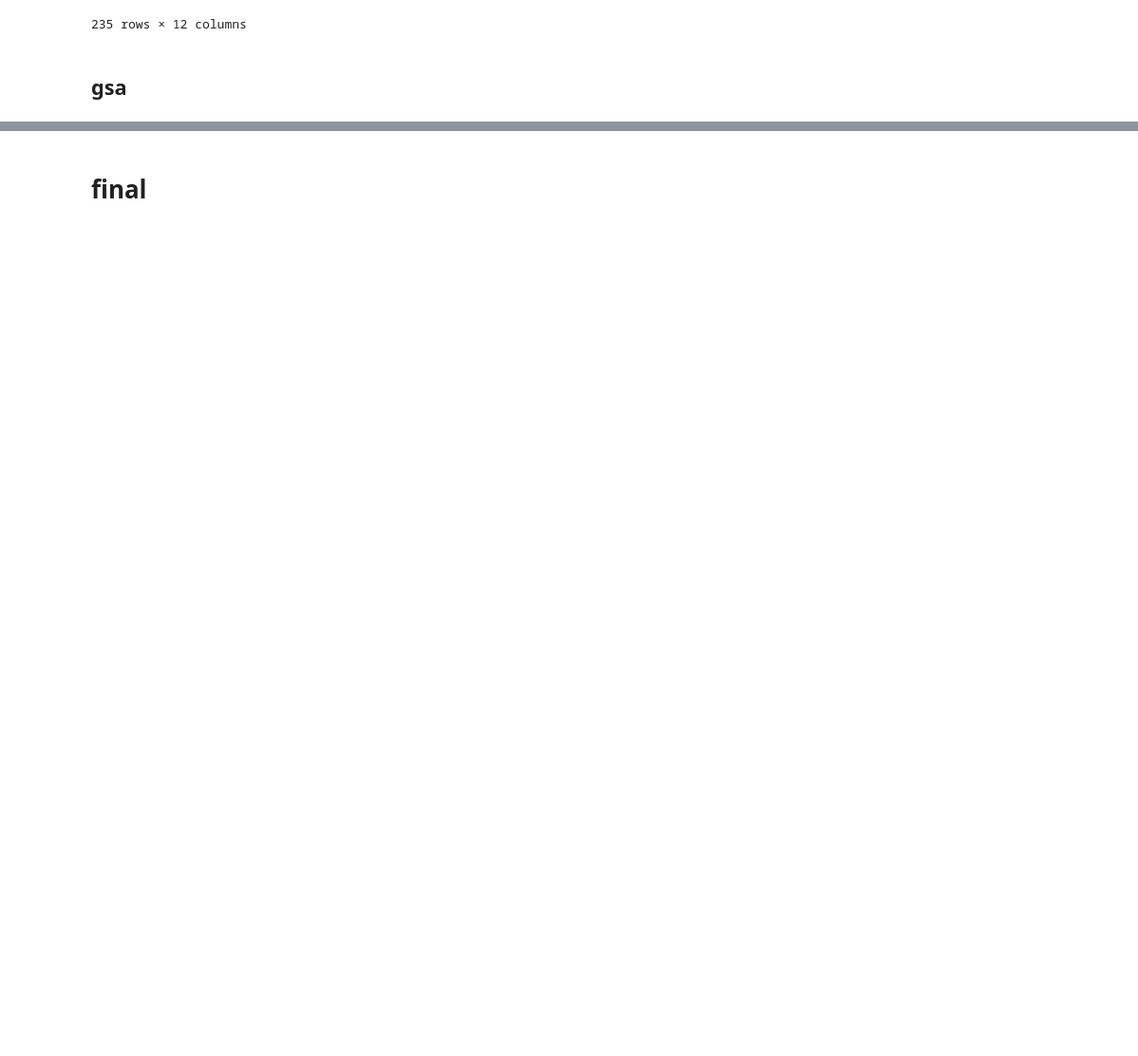
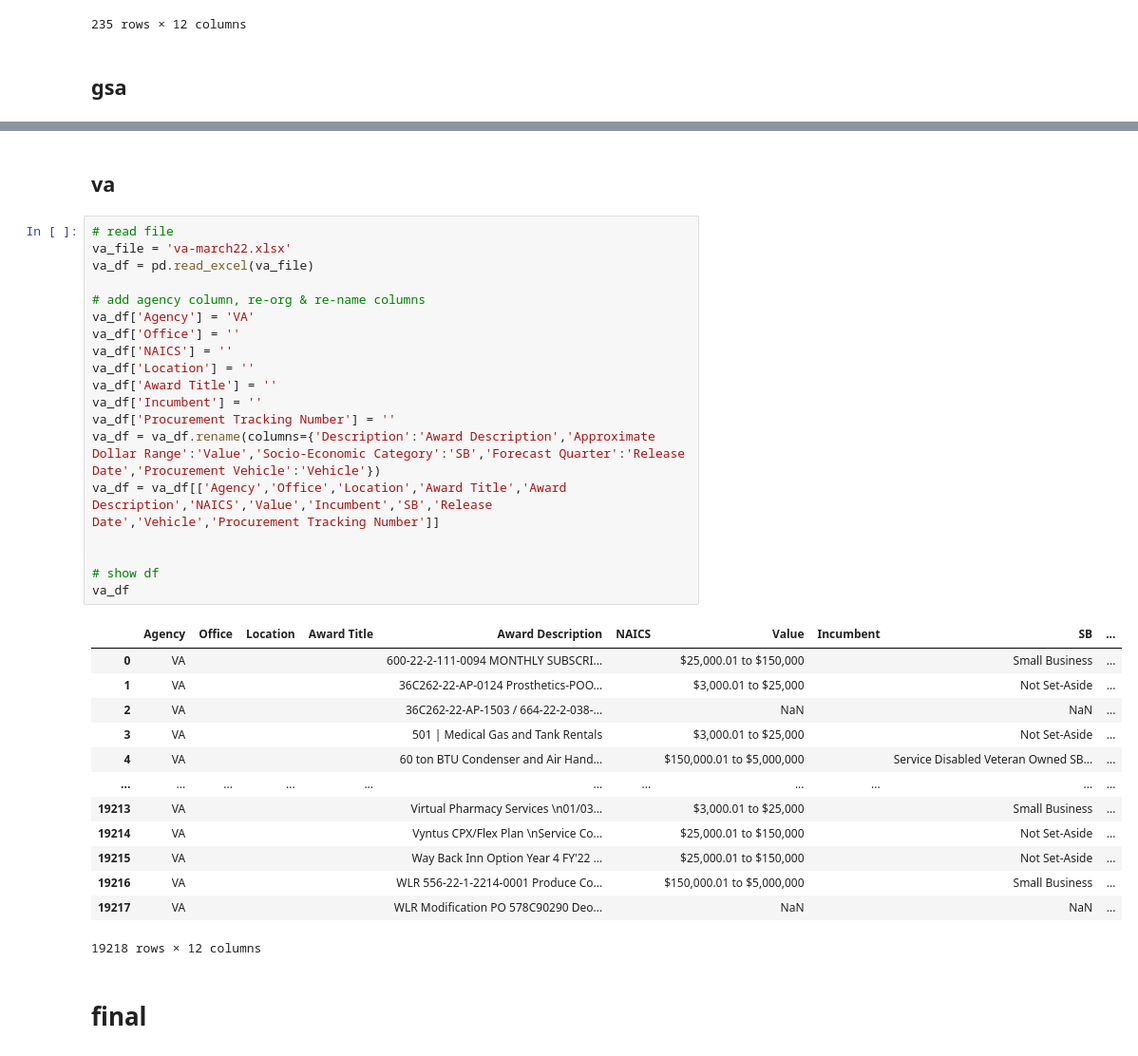
Before and after one commit to laurenweiner/procurement_forecasts, a Jupyter notebook: procurement_forecasts.ipynb, the cells around one changed output, grey strips where cells are left out. Shown at 95% size. Drawn from its saved outputs; the diff is of its cells as text; blank space fills up the shorter version.

```diff
--- a/procurement_forecasts.ipynb
+++ b/procurement_forecasts.ipynb
@@ -184,6 +184,41 @@ gsa_df
 | 10989 | U.S. Office of Personnel Management | CIO/CTO | DC | Digital Service BPA | OCIO requires a vehicle for conti... | 541511 | Over 100M | NaN | To Be Determined | ... |
 | 11019 | U.S. Office of Personnel Management | HI/Healthcare & Insurance | DC | HI Sampling and Estimation Method... | In support of this mission, OPM/H... | 541611 | 150K to 250K | NaN | To Be Determined | ... |
 448 rows × 12 columns
+# %% [markdown]
+## va
+# %%
+# read file
+va_file = 'va-march22.xlsx'
+va_df = pd.read_excel(va_file)
+
+# add agency column, re-org & re-name columns
+va_df['Agency'] = 'VA'
+va_df['Office'] = ''
+va_df['NAICS'] = ''
+va_df['Location'] = ''
+va_df['Award Title'] = ''
+va_df['Incumbent'] = ''
+va_df['Procurement Tracking Number'] = ''
+va_df = va_df.rename(columns={'Description':'Award Description','Approximate Dollar Range':'Value','Socio-Economic Category':'SB','Forecast Quarter':'Release Date','Procurement Vehicle':'Vehicle'})
+va_df = va_df[['Agency','Office','Location','Award Title','Award Description','NAICS','Value','Incumbent','SB','Release Date','Vehicle','Procurement Tracking Number']]
+
+
+# show df
+va_df
+# %% [output]
+|  | Agency | Office | Location | Award Title | Award Description | NAICS | Value | Incumbent | SB | ... |
+| 0 | VA |  |  |  | 600-22-2-111-0094 MONTHLY SUBSCRI... |  | $25,000.01 to $150,000 |  | Small Business | ... |
+| 1 | VA |  |  |  | 36C262-22-AP-0124 Prosthetics-POO... |  | $3,000.01 to $25,000 |  | Not Set-Aside | ... |
+| 2 | VA |  |  |  | 36C262-22-AP-1503 / 664-22-2-038-... |  | NaN |  | NaN | ... |
+| 3 | VA |  |  |  | 501 | Medical Gas and Tank Rentals |  | $3,000.01 to $25,000 |  | Not Set-Aside | ... |
+| 4 | VA |  |  |  | 60 ton BTU Condenser and Air Hand... |  | $150,000.01 to $5,000,000 |  | Service Disabled Veteran Owned SB... | ... |
+| ... | ... | ... | ... | ... | ... | ... | ... | ... | ... | ... |
+| 19213 | VA |  |  |  | Virtual Pharmacy Services \n01/03... |  | $3,000.01 to $25,000 |  | Small Business | ... |
+| 19214 | VA |  |  |  | Vyntus CPX/Flex Plan \nService Co... |  | $25,000.01 to $150,000 |  | Not Set-Aside | ... |
+| 19215 | VA |  |  |  | Way Back Inn Option Year 4 FY'22 ... |  | $25,000.01 to $150,000 |  | Not Set-Aside | ... |
+| 19216 | VA |  |  |  | WLR 556-22-1-2214-0001 Produce Co... |  | $150,000.01 to $5,000,000 |  | Small Business | ... |
+| 19217 | VA |  |  |  | WLR Modification PO 578C90290 Deo... |  | NaN |  | NaN | ... |
+19218 rows × 12 columns
 # %% [markdown]
 # final
 # %%
```
Also changed, not shown: parts of 4 cells of this notebook, 1 other file.
